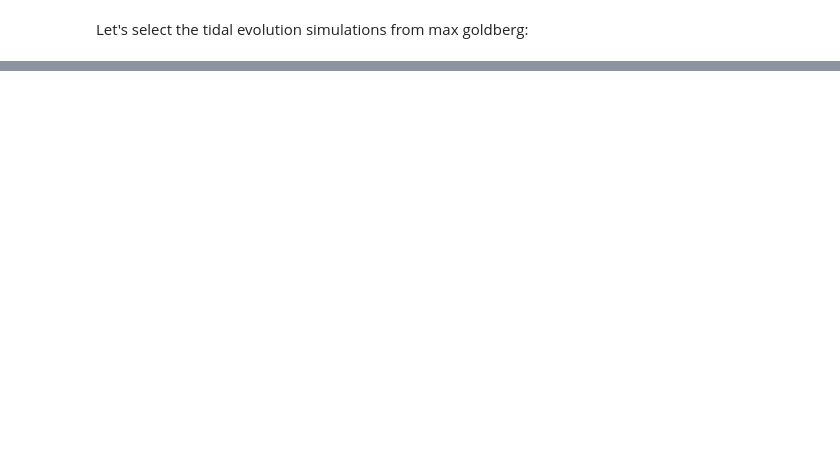
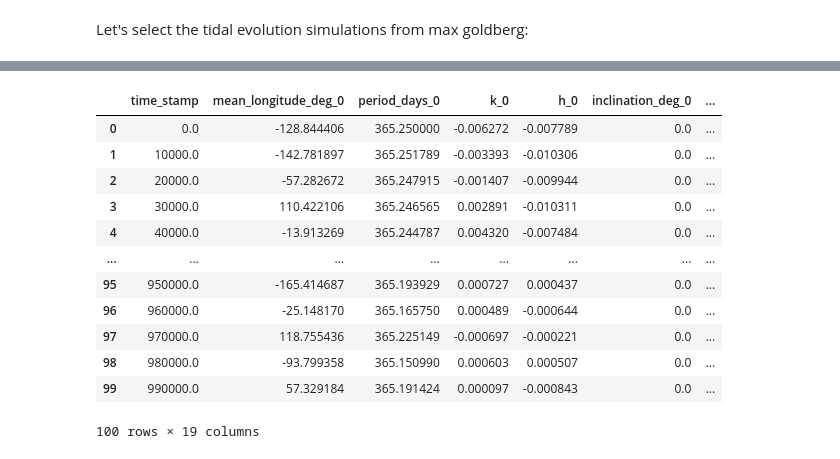
Before and after one commit to adleleu/resonantstate_nb, a Jupyter notebook: notebook_simulations.ipynb, the cells around one changed output, grey strips where cells are left out. Drawn from its saved outputs; the diff is of its cells as text; code cells hidden in the pictures; blank space fills up the shorter version.

```diff
--- a/notebook_simulations.ipynb
+++ b/notebook_simulations.ipynb
@@ -95,0 +59,3 @@ dataframe_complet_simulations.shape
+# %%
+chosen_df = dataframe_run_details[dataframe_run_details['simulation_id'] == "0001"]
+chosen_df
@@ -95,0 +67,4 @@ dataframe_complet_simulations.shape
+# %%
+download_destination = None
+download_destination = "downloaded_simulations/"
+simulation_list = download_simulations(chosen_df, download_destination)
@@ -95,0 +87,16 @@ dataframe_complet_simulations.shape
+# %%
+simulation_list[0]["simulation"].head(100)
+# %% [output]
+|  | time_stamp | mean_longitude_deg_0 | period_days_0 | k_0 | h_0 | inclination_deg_0 | ... |
+| 0 | 0.0 | -128.844406 | 365.250000 | -0.006272 | -0.007789 | 0.0 | ... |
+| 1 | 10000.0 | -142.781897 | 365.251789 | -0.003393 | -0.010306 | 0.0 | ... |
+| 2 | 20000.0 | -57.282672 | 365.247915 | -0.001407 | -0.009944 | 0.0 | ... |
+| 3 | 30000.0 | 110.422106 | 365.246565 | 0.002891 | -0.010311 | 0.0 | ... |
+| 4 | 40000.0 | -13.913269 | 365.244787 | 0.004320 | -0.007484 | 0.0 | ... |
+| ... | ... | ... | ... | ... | ... | ... | ... |
+| 95 | 950000.0 | -165.414687 | 365.193929 | 0.000727 | 0.000437 | 0.0 | ... |
+| 96 | 960000.0 | -25.148170 | 365.165750 | 0.000489 | -0.000644 | 0.0 | ... |
+| 97 | 970000.0 | 118.755436 | 365.225149 | -0.000697 | -0.000221 | 0.0 | ... |
+| 98 | 980000.0 | -93.799358 | 365.150990 | 0.000603 | 0.000507 | 0.0 | ... |
+| 99 | 990000.0 | 57.329184 | 365.191424 | 0.000097 | -0.000843 | 0.0 | ... |
+100 rows × 19 columns
```
Also changed, not shown: parts of 14 cells of this notebook, 1 other file.
